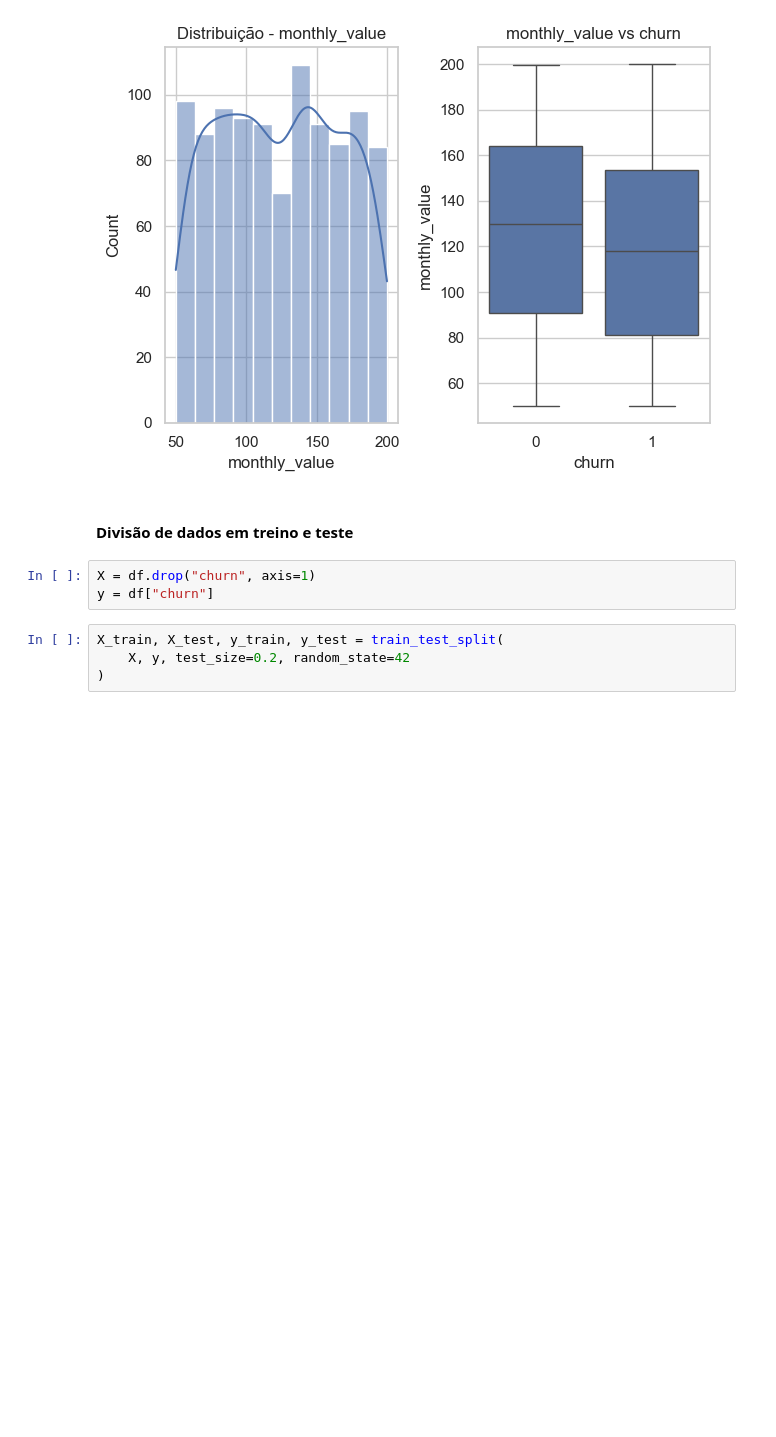
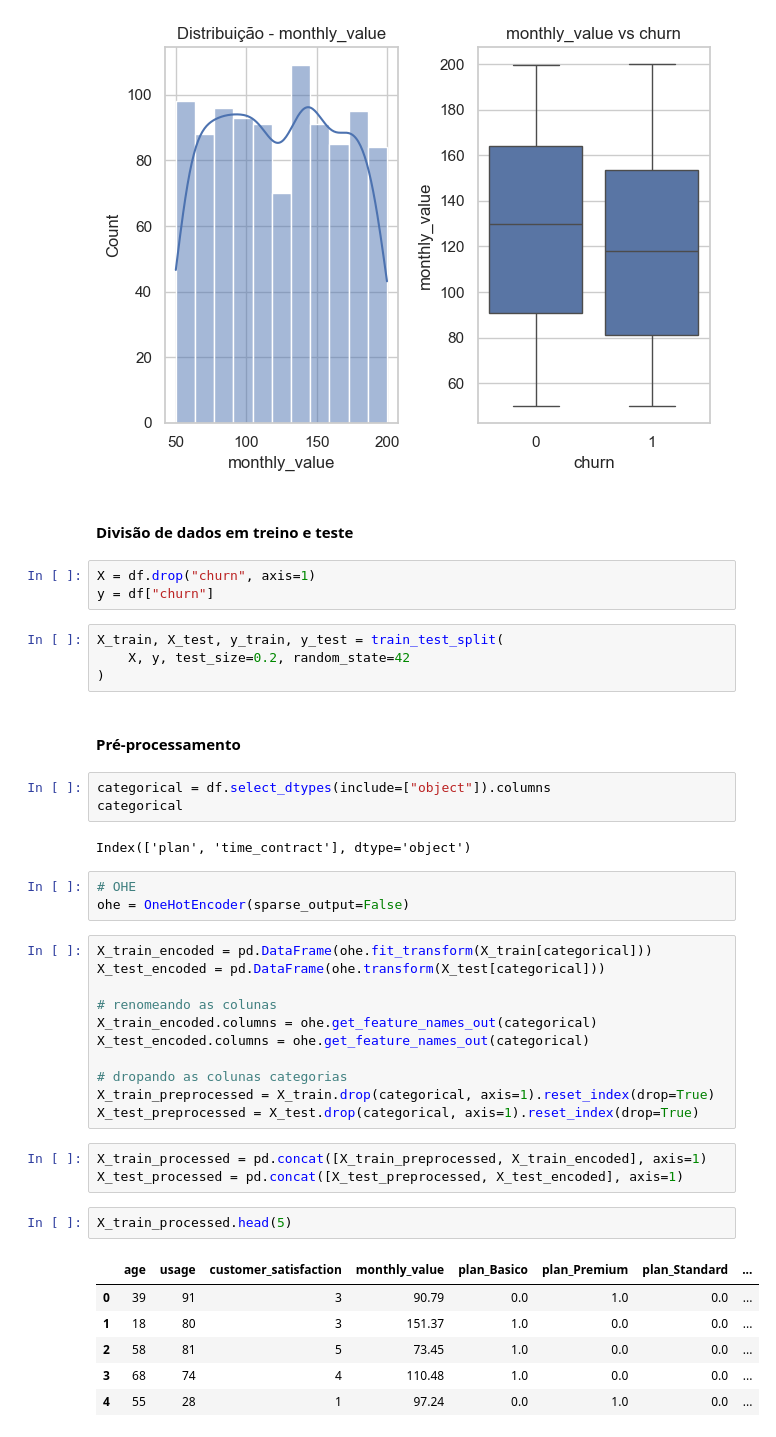
Before and after one commit to lmonferrari/fictional-computing-machine, a Jupyter notebook: analise_modelo.ipynb, the cells around one changed output. Saved outputs shown, nothing was run; the diff lists cells and outputs as text; blank space fills up the shorter version.

Commit message:
pre-processamento

```diff
--- a/analise_modelo.ipynb
+++ b/analise_modelo.ipynb
@@ -109,3 +109,36 @@ y = df["churn"]
 X_train, X_test, y_train, y_test = train_test_split(
     X, y, test_size=0.2, random_state=42
 )
+# %% [markdown]
+#### Pré-processamento
+# %%
+categorical = df.select_dtypes(include=["object"]).columns
+categorical
+# %% [output]
+Index(['plan', 'time_contract'], dtype='object')
+# %%
+# OHE
+ohe = OneHotEncoder(sparse_output=False)
+# %%
+X_train_encoded = pd.DataFrame(ohe.fit_transform(X_train[categorical]))
+X_test_encoded = pd.DataFrame(ohe.transform(X_test[categorical]))
+
+# renomeando as colunas
+X_train_encoded.columns = ohe.get_feature_names_out(categorical)
+X_test_encoded.columns = ohe.get_feature_names_out(categorical)
+
+# dropando as colunas categorias
+X_train_preprocessed = X_train.drop(categorical, axis=1).reset_index(drop=True)
+X_test_preprocessed = X_test.drop(categorical, axis=1).reset_index(drop=True)
+# %%
+X_train_processed = pd.concat([X_train_preprocessed, X_train_encoded], axis=1)
+X_test_processed = pd.concat([X_test_preprocessed, X_test_encoded], axis=1)
+# %%
+X_train_processed.head(5)
+# %% [output]
+|  | age | usage | customer_satisfaction | monthly_value | plan_Basico | plan_Premium | plan_Standard | ... |
+| 0 | 39 | 91 | 3 | 90.79 | 0.0 | 1.0 | 0.0 | ... |
+| 1 | 18 | 80 | 3 | 151.37 | 1.0 | 0.0 | 0.0 | ... |
+| 2 | 58 | 81 | 5 | 73.45 | 1.0 | 0.0 | 0.0 | ... |
+| 3 | 68 | 74 | 4 | 110.48 | 1.0 | 0.0 | 0.0 | ... |
+| 4 | 55 | 28 | 1 | 97.24 | 0.0 | 1.0 | 0.0 | ... |
```
Also changed, not shown: parts of 1 cell of this notebook.
